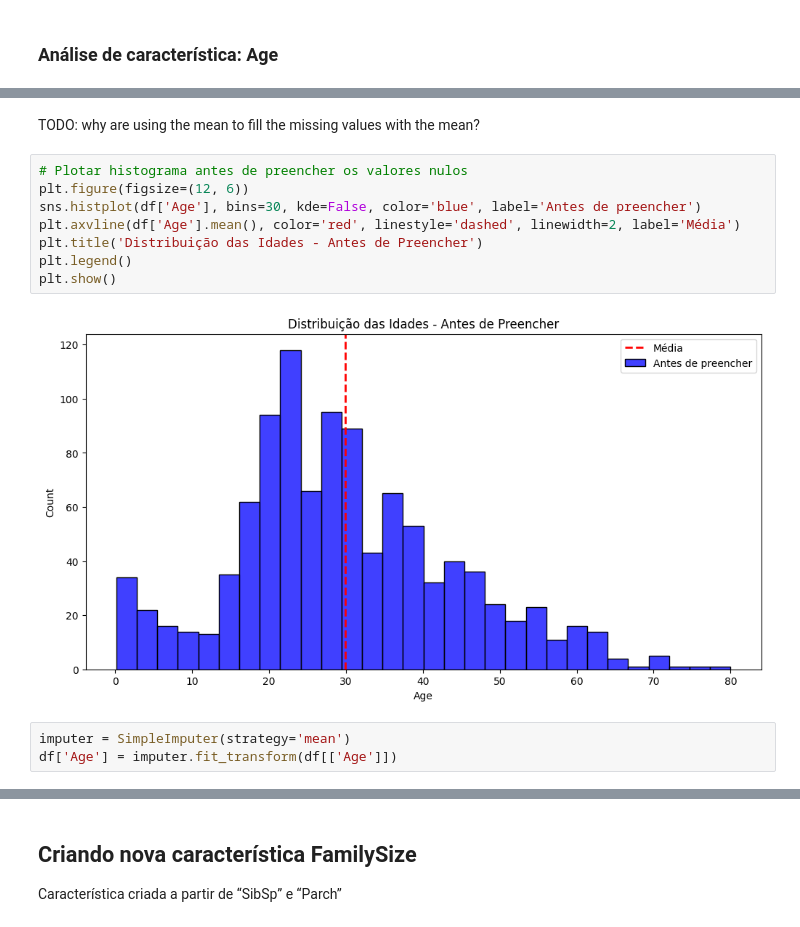
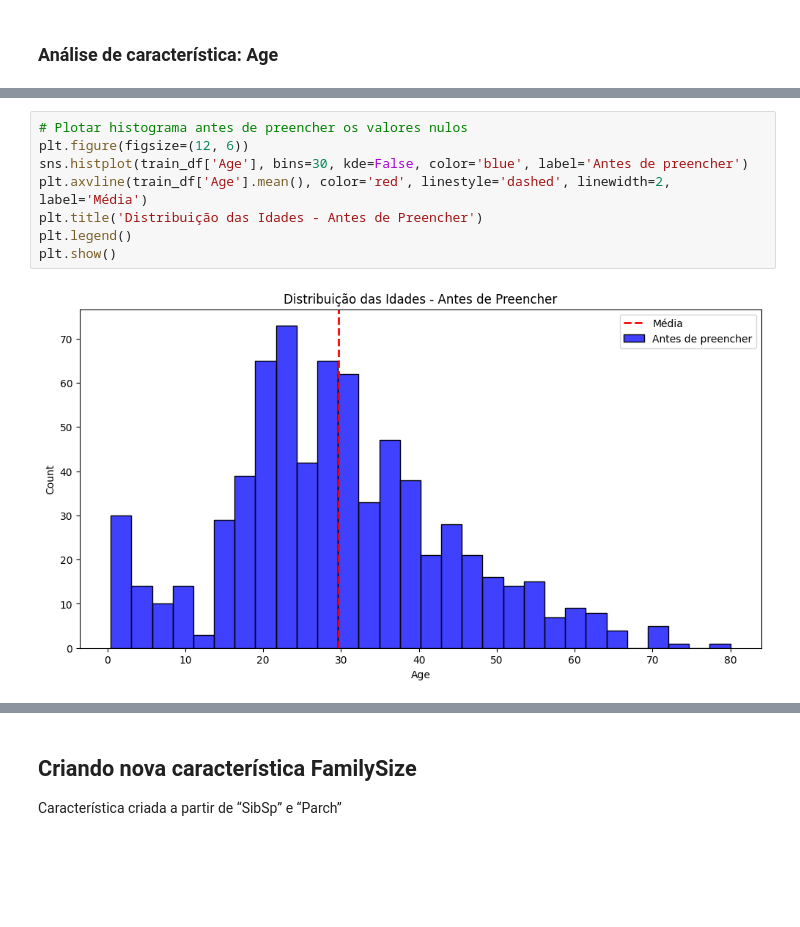
Before and after one commit to lievi/reconhecimento_padroes, a Jupyter notebook: titanic_analysis.ipynb, the cells around one changed output, grey strips where cells are left out. Drawn from its saved outputs; the diff is of its cells as text; blank space fills up the shorter version.

```diff
--- a/titanic_analysis.ipynb
+++ b/titanic_analysis.ipynb
@@ -52,21 +159,16 @@ plt.show()
 Quantidade de valores vazios na característica age: 263
 Média de idade: 29.88
 [figure]
-# %% [markdown]
-TODO: why are using the mean to fill the missing values with the mean?
 # %%
 # Plotar histograma antes de preencher os valores nulos
 plt.figure(figsize=(12, 6))
-sns.histplot(df['Age'], bins=30, kde=False, color='blue', label='Antes de preencher')
-plt.axvline(df['Age'].mean(), color='red', linestyle='dashed', linewidth=2, label='Média')
+sns.histplot(train_df['Age'], bins=30, kde=False, color='blue', label='Antes de preencher')
+plt.axvline(train_df['Age'].mean(), color='red', linestyle='dashed', linewidth=2, label='Média')
 plt.title('Distribuição das Idades - Antes de Preencher')
 plt.legend()
 plt.show()
 # %% [output]
-[figure, old version]
+[figure, new version]
-# %%
-imputer = SimpleImputer(strategy='mean')
-df['Age'] = imputer.fit_transform(df[['Age']])
 # %%
 # Plotar histograma depois de preencher os valores nulos
 plt.figure(figsize=(12, 6))
```
Also changed, not shown: parts of 55 cells of this notebook, 2 other files.
